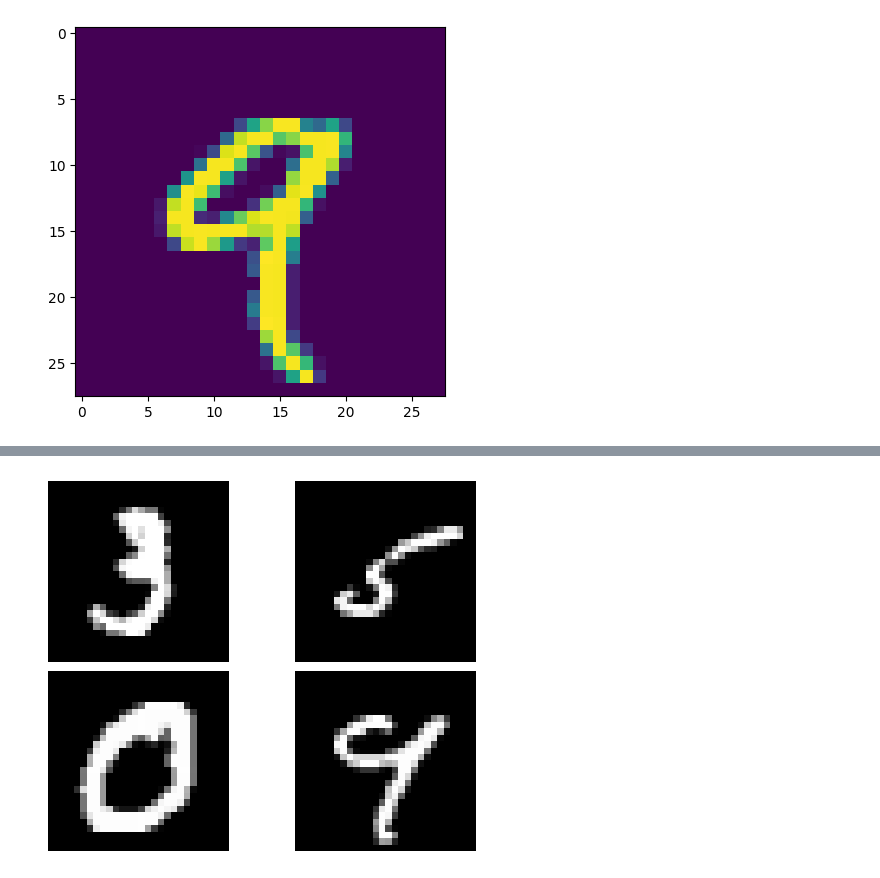
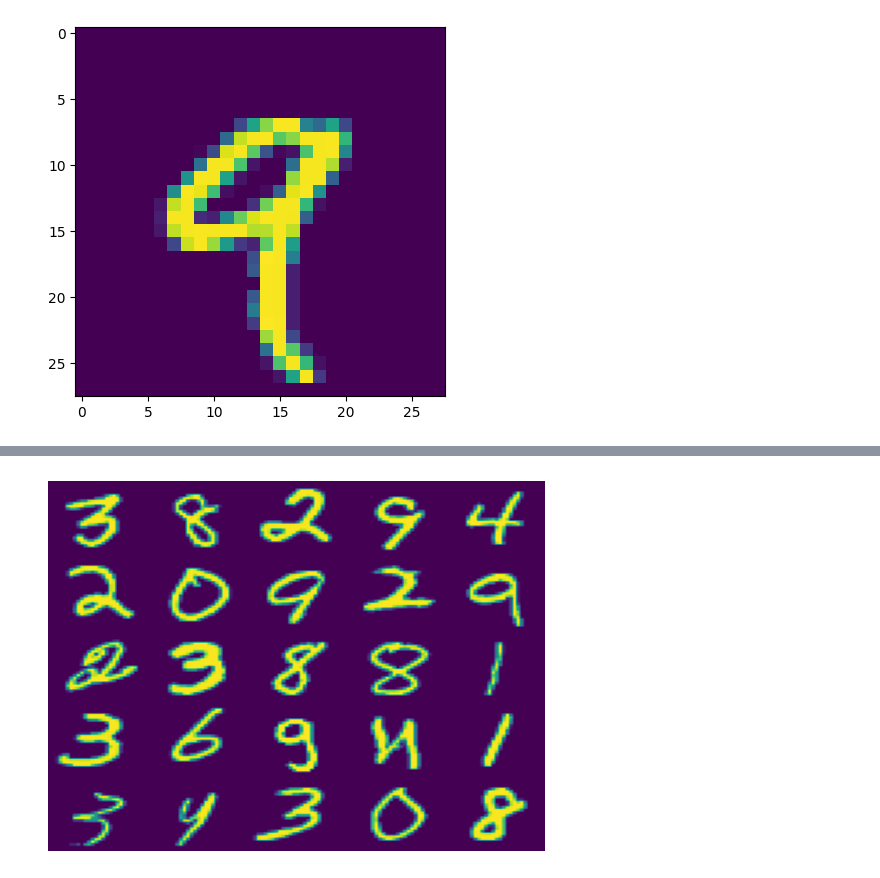
Before and after one commit to chinsengi/score_RNN, a Jupyter notebook: invm.ipynb, the cells around one changed output, grey strips where cells are left out. Cells and saved outputs as stored; diff of their text form; code cells hidden in the pictures.

```diff
--- a/invm.ipynb
+++ b/invm.ipynb
@@ -104,5 +105,8 @@ plot_grid(5, 5, train_data)
-# %%
-show_data = [10,11, 51,54]
-plot_grid(2, 2, train_data[show_data,:])
-# %% [output]
-[figure, removed]
+# %%
+nrow = 5
+ncol = 5
+show_data = [10,11, 79,54, 28, 286, 63, 67, 80 ]
+show_data = np.random.randint(0, 60000, size=nrow*ncol)
+plot_grid(nrow, ncol, train_data[show_data,:])
+# %% [output]
+[figure, added]
```
Also changed, not shown: parts of 2 cells of this notebook, 4 other files.
